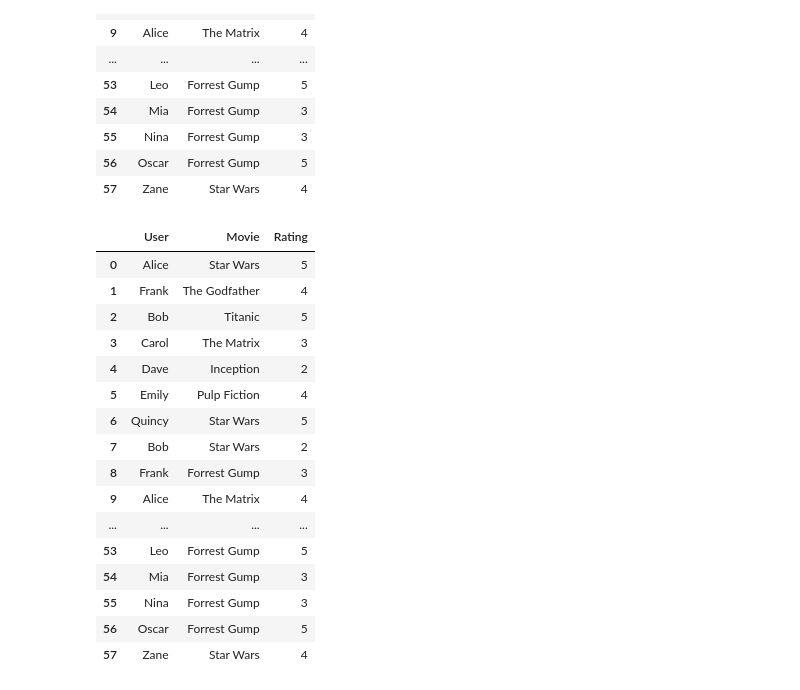
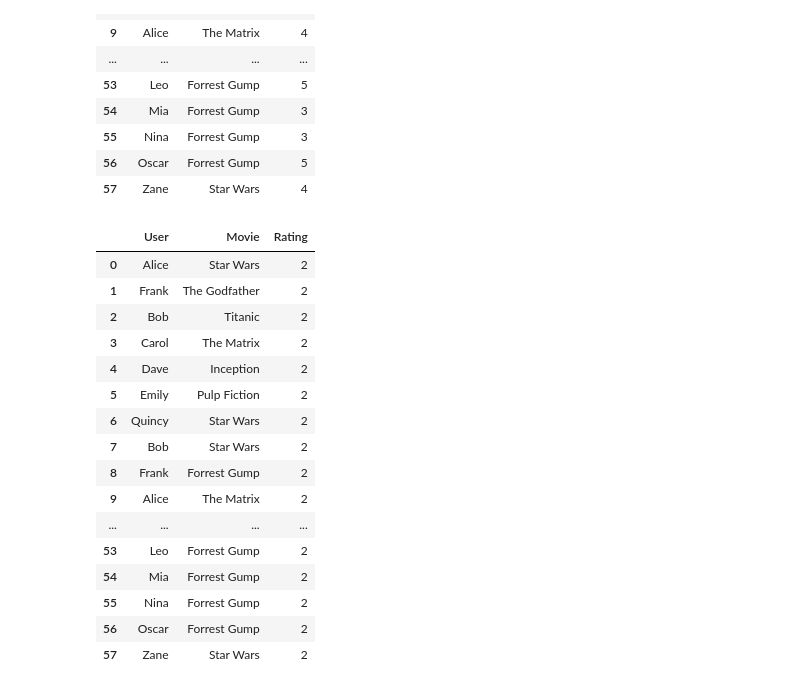
Before and after one commit to Winfry/Recommendation, a Jupyter notebook: recommendation.ipynb, the cells around one changed output. Drawn from its saved outputs; the diff is of its cells as text; code cells hidden in the pictures.

```diff
--- a/recommendation.ipynb
+++ b/recommendation.ipynb
@@ -87,24 +87,25 @@ data.head(60)
 # %%
 #The data especially at the Rating column still has values that are in string
 #Convert such that they are all correct and in line for analysis
 
+data['Rating'] = data['Rating'].apply(lambda x: 5 if x == '5x' else 2)
 
 data.head(60)
 # %% [output]
 |  | User | Movie | Rating |
-| 0 | Alice | Star Wars | 5 |
-| 1 | Frank | The Godfather | 4 |
-| 2 | Bob | Titanic | 5 |
-| 3 | Carol | The Matrix | 3 |
+| 0 | Alice | Star Wars | 2 |
+| 1 | Frank | The Godfather | 2 |
+| 2 | Bob | Titanic | 2 |
+| 3 | Carol | The Matrix | 2 |
 | 4 | Dave | Inception | 2 |
-| 5 | Emily | Pulp Fiction | 4 |
-| 6 | Quincy | Star Wars | 5 |
+| 5 | Emily | Pulp Fiction | 2 |
+| 6 | Quincy | Star Wars | 2 |
 | 7 | Bob | Star Wars | 2 |
-| 8 | Frank | Forrest Gump | 3 |
-| 9 | Alice | The Matrix | 4 |
+| 8 | Frank | Forrest Gump | 2 |
+| 9 | Alice | The Matrix | 2 |
 | ... | ... | ... | ... |
-| 53 | Leo | Forrest Gump | 5 |
-| 54 | Mia | Forrest Gump | 3 |
-| 55 | Nina | Forrest Gump | 3 |
-| 56 | Oscar | Forrest Gump | 5 |
-| 57 | Zane | Star Wars | 4 |
+| 53 | Leo | Forrest Gump | 2 |
+| 54 | Mia | Forrest Gump | 2 |
+| 55 | Nina | Forrest Gump | 2 |
+| 56 | Oscar | Forrest Gump | 2 |
+| 57 | Zane | Star Wars | 2 |
```
